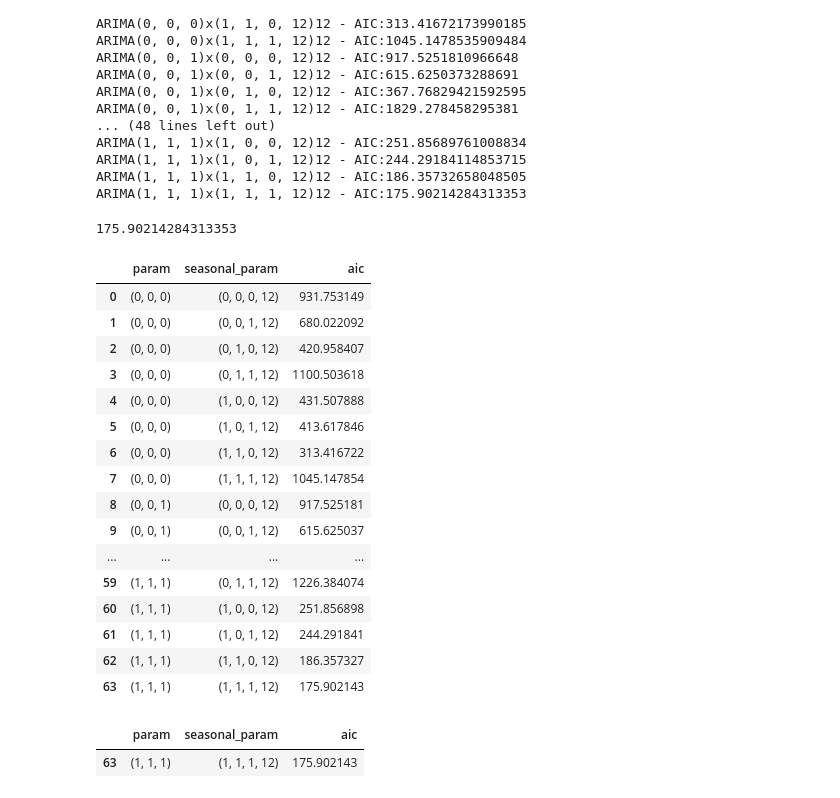
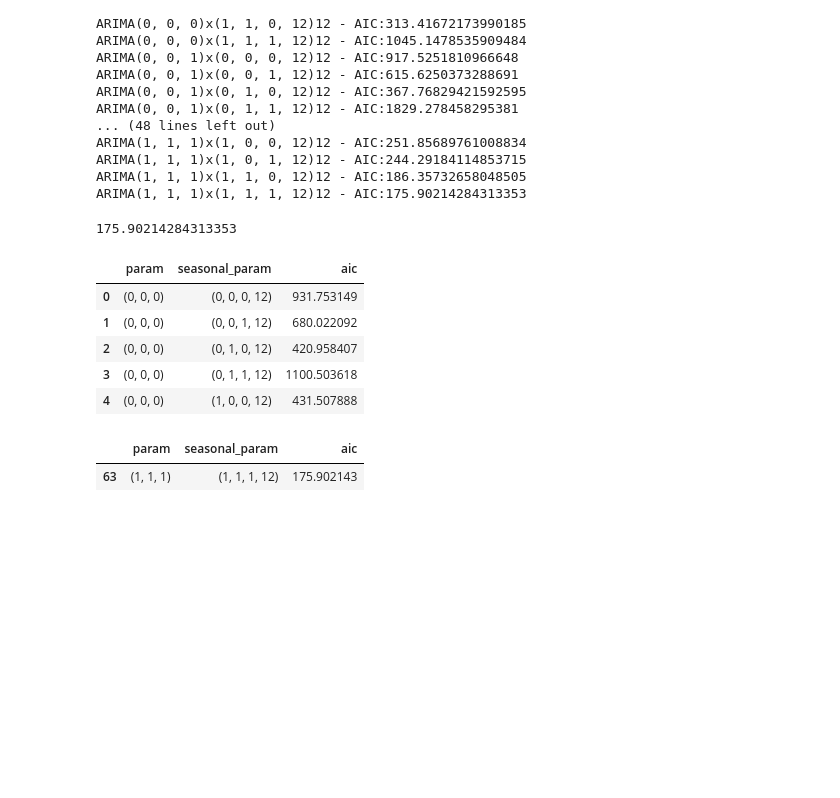
Before and after one commit to JeremyWeidner/421b_forecasting, a Jupyter notebook: arima_fit.ipynb, the cells around one changed output. Cells and saved outputs as stored; diff of their text form; code cells hidden in the pictures; blank space fills up the shorter version.

```diff
--- a/arima_fit.ipynb
+++ b/arima_fit.ipynb
@@ -150,30 +150,19 @@ ARIMA(1, 1, 1)x(1, 1, 1, 12)12 - AIC:175.90214284313353
 # %%
 results_df = pd.DataFrame({'param':param_list
               , 'seasonal_param':seasonal_param_list
               , 'aic':results_list})
 min_aic = results_df['aic'].min()
 print(min_aic)
 
-results_df
+results_df.head()
 # %% [output]
 175.90214284313353
 |  | param | seasonal_param | aic |
 | 0 | (0, 0, 0) | (0, 0, 0, 12) | 931.753149 |
 | 1 | (0, 0, 0) | (0, 0, 1, 12) | 680.022092 |
 | 2 | (0, 0, 0) | (0, 1, 0, 12) | 420.958407 |
 | 3 | (0, 0, 0) | (0, 1, 1, 12) | 1100.503618 |
 | 4 | (0, 0, 0) | (1, 0, 0, 12) | 431.507888 |
-| 5 | (0, 0, 0) | (1, 0, 1, 12) | 413.617846 |
-| 6 | (0, 0, 0) | (1, 1, 0, 12) | 313.416722 |
-| 7 | (0, 0, 0) | (1, 1, 1, 12) | 1045.147854 |
-| 8 | (0, 0, 1) | (0, 0, 0, 12) | 917.525181 |
-| 9 | (0, 0, 1) | (0, 0, 1, 12) | 615.625037 |
-| ... | ... | ... | ... |
-| 59 | (1, 1, 1) | (0, 1, 1, 12) | 1226.384074 |
-| 60 | (1, 1, 1) | (1, 0, 0, 12) | 251.856898 |
-| 61 | (1, 1, 1) | (1, 0, 1, 12) | 244.291841 |
-| 62 | (1, 1, 1) | (1, 1, 0, 12) | 186.357327 |
-| 63 | (1, 1, 1) | (1, 1, 1, 12) | 175.902143 |
 # %%
 # optimal option out of all the models considered
 final_param = results_df.loc[results_df['aic'] == min_aic]['param'].values[0]
```
Also changed, not shown: parts of 8 cells of this notebook.
